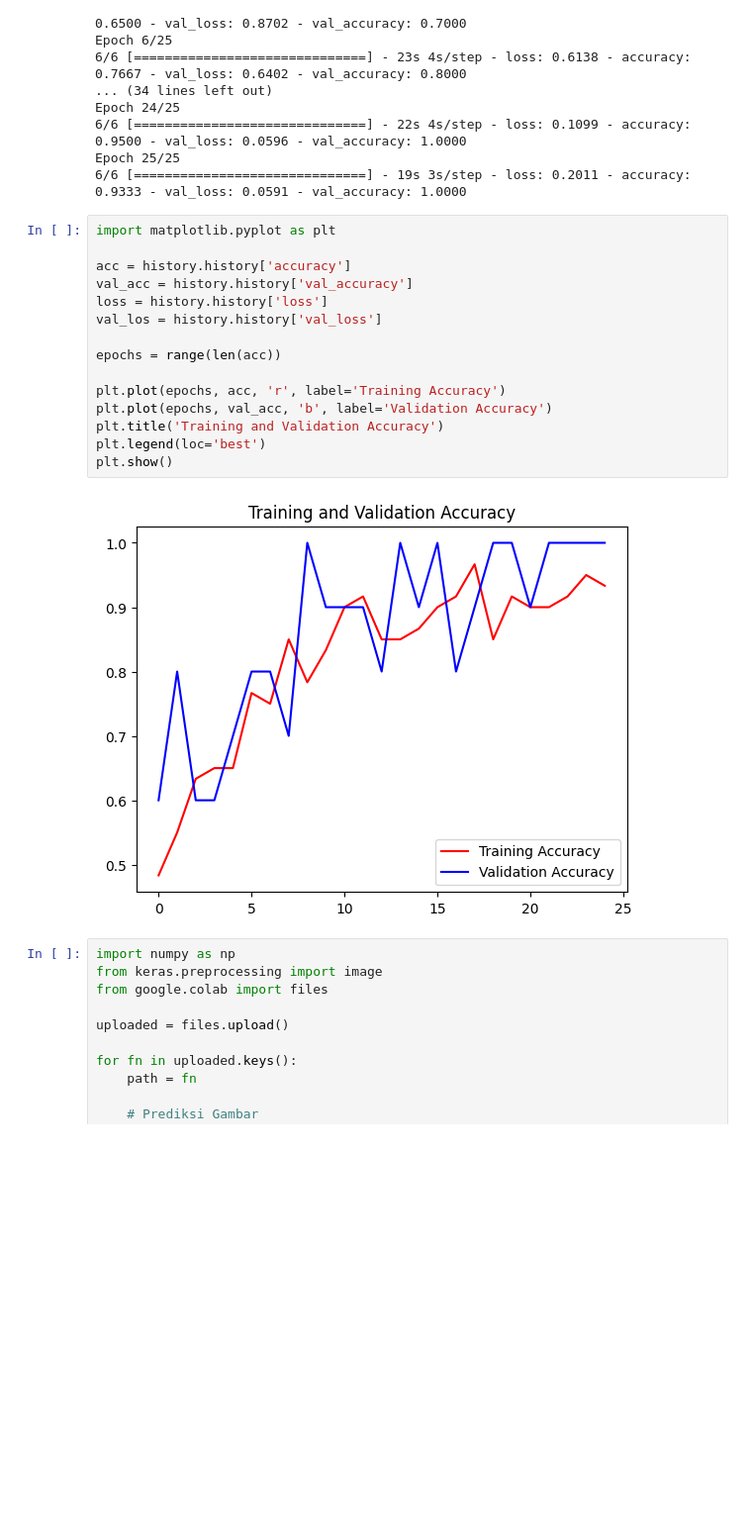
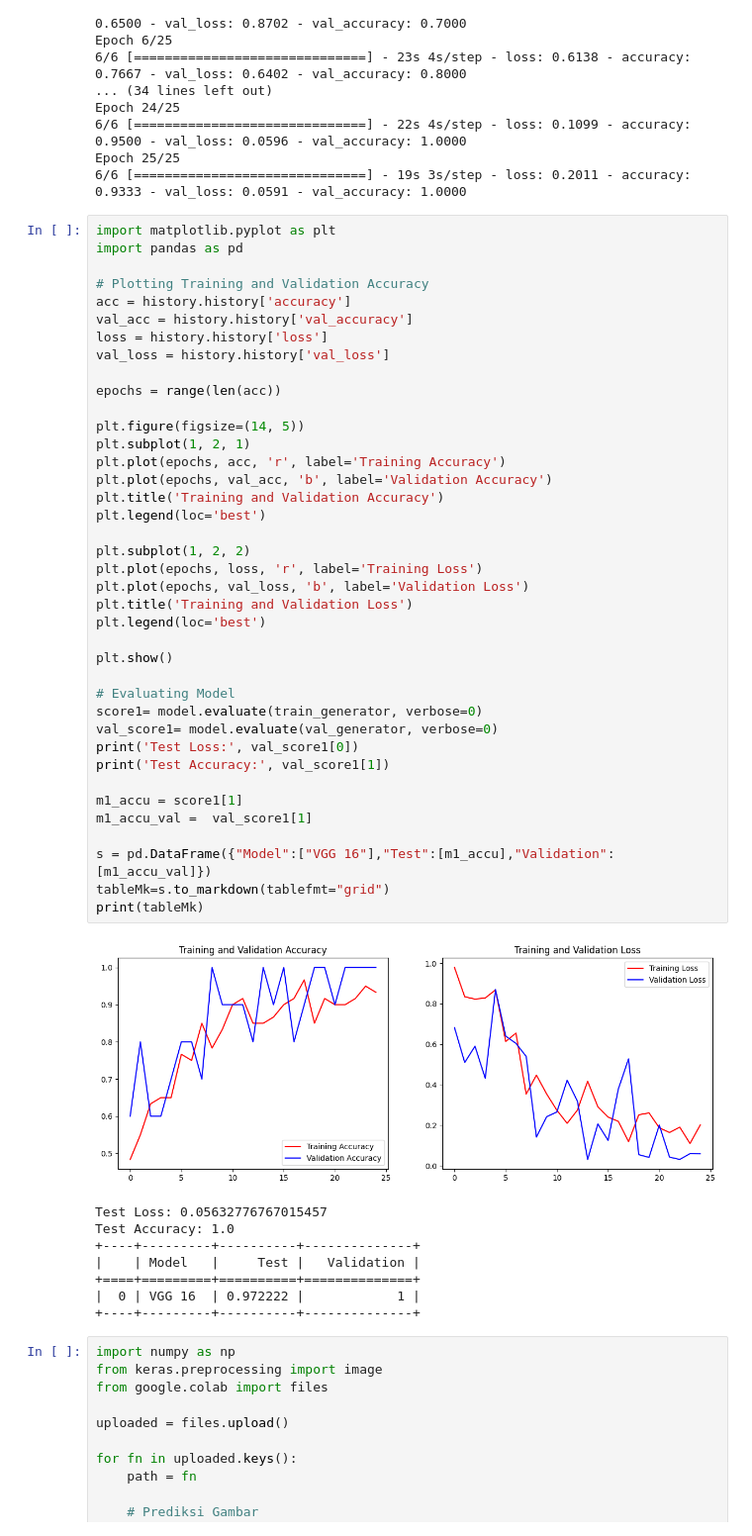
Before and after one commit to IasyaSholihin/Project_AmikomS2, a Jupyter notebook: Tugas_AI/Tuga_VGG16_&_CNN_CV.ipynb, the cells around one changed output. Shown at 99% size. Saved outputs shown, nothing was run; the diff lists cells and outputs as text; blank space fills up the shorter version.

```diff
--- a/Tugas_AI/Tuga_VGG16_&_CNN_CV.ipynb
+++ b/Tugas_AI/Tuga_VGG16_&_CNN_CV.ipynb
@@ -256,21 +256,52 @@ Epoch 25/25
 6/6 [==============================] - 19s 3s/step - loss: 0.2011 - accuracy: 0.9333 - val_loss: 0.0591 - val_accuracy: 1.0000
 # %%
 import matplotlib.pyplot as plt
+import pandas as pd
 
+# Plotting Training and Validation Accuracy
 acc = history.history['accuracy']
 val_acc = history.history['val_accuracy']
 loss = history.history['loss']
-val_los = history.history['val_loss']
+val_loss = history.history['val_loss']
 
 epochs = range(len(acc))
 
+plt.figure(figsize=(14, 5))
+plt.subplot(1, 2, 1)
 plt.plot(epochs, acc, 'r', label='Training Accuracy')
 plt.plot(epochs, val_acc, 'b', label='Validation Accuracy')
 plt.title('Training and Validation Accuracy')
 plt.legend(loc='best')
+
+plt.subplot(1, 2, 2)
+plt.plot(epochs, loss, 'r', label='Training Loss')
+plt.plot(epochs, val_loss, 'b', label='Validation Loss')
+plt.title('Training and Validation Loss')
+plt.legend(loc='best')
+
 plt.show()
+
+# Evaluating Model
+score1= model.evaluate(train_generator, verbose=0)
+val_score1= model.evaluate(val_generator, verbose=0)
+print('Test Loss:', val_score1[0])
+print('Test Accuracy:', val_score1[1])
+
+m1_accu = score1[1]
+m1_accu_val =  val_score1[1]
+
+s = pd.DataFrame({"Model":["VGG 16"],"Test":[m1_accu],"Validation":[m1_accu_val]})
+tableMk=s.to_markdown(tablefmt="grid")
+print(tableMk)
 # %% [output]
-[figure, old version]
+[figure, new version]
+Test Loss: 0.05632776767015457
+Test Accuracy: 1.0
++----+---------+----------+--------------+
+|    | Model   |     Test |   Validation |
++====+=========+==========+==============+
+|  0 | VGG 16  | 0.972222 |            1 |
++----+---------+----------+--------------+
 # %%
 import numpy as np
 from keras.preprocessing import image
```
